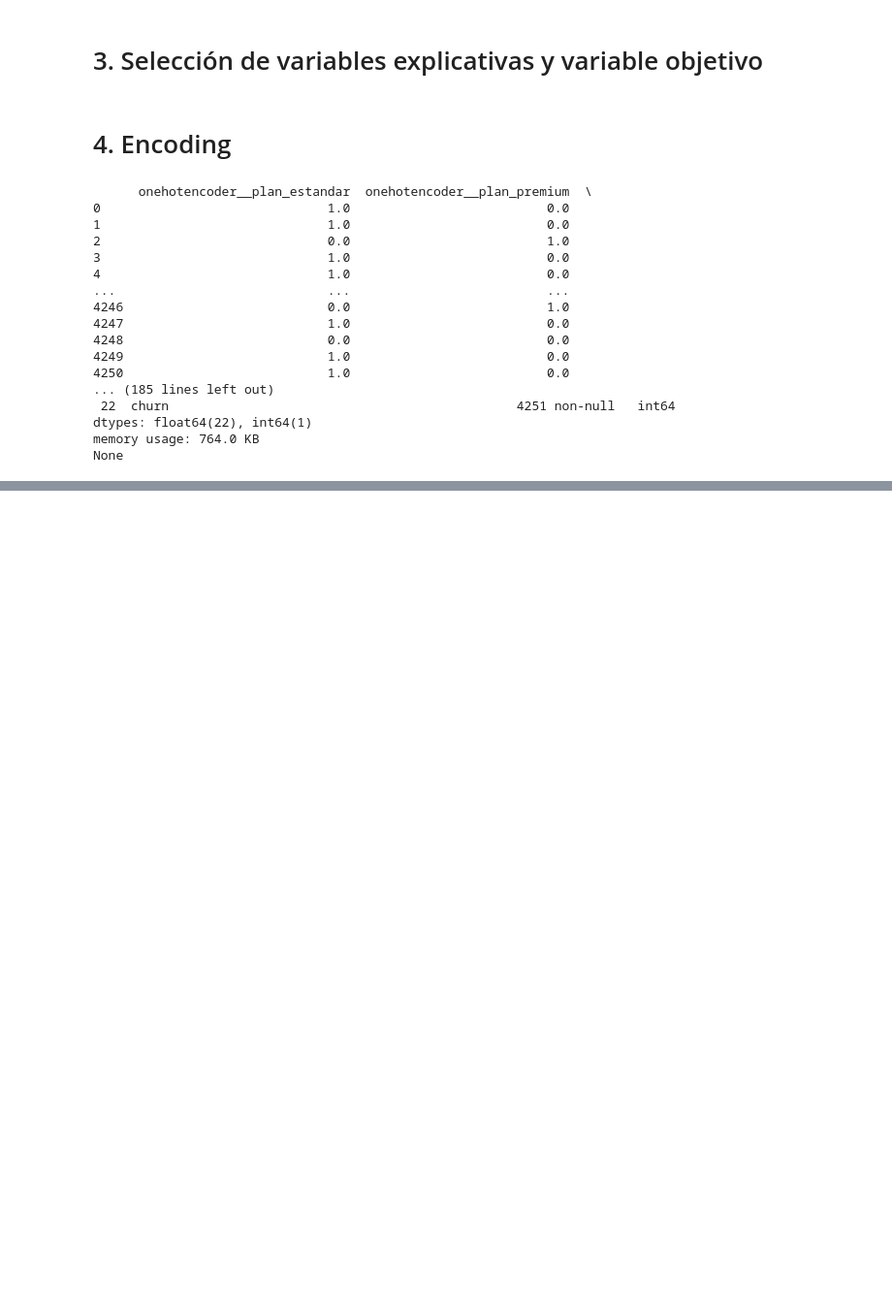
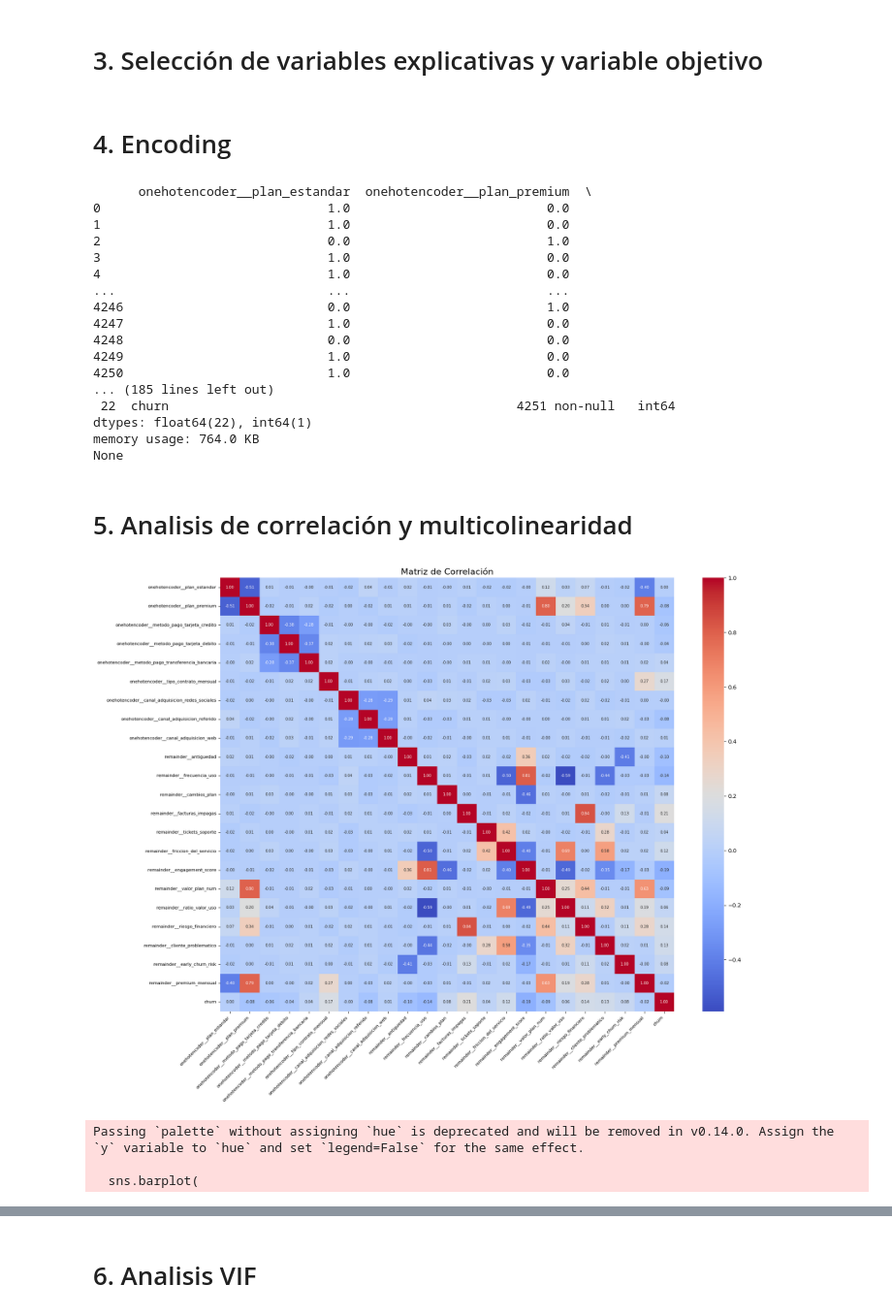
Before and after one commit to GuilleLondero/churn_insight_hackathon, a Jupyter notebook: data_science/notebooks/optimizacion_modelos.ipynb, the cells around one changed output, grey strips where cells are left out. Shown at 97% size. Saved outputs shown, nothing was run; the diff lists cells and outputs as text; code cells hidden in the pictures; blank space fills up the shorter version.

Commit message:
Analisis del VIF y multicolinearidad

```diff
--- a/data_science/notebooks/optimizacion_modelos.ipynb
+++ b/data_science/notebooks/optimizacion_modelos.ipynb
@@ -121,3 +121,45 @@ print(df_codificado.info())
 dtypes: float64(22), int64(1)
 memory usage: 764.0 KB
 None
+# %% [markdown]
+# 5. Analisis de correlación y multicolinearidad
+# %%
+# Analisis de correlación y multicolinearidad
+
+corr = df_codificado.corr().round(2)
+
+plt.figure(figsize=(18, 14))  # definimos el tamaño de figura
+sns.heatmap(corr,
+            annot=True,         # mostramos los valores de correlación dentro de cada celda
+            fmt=".2f",
+            cmap='coolwarm',    # paleta de colores
+            annot_kws={"size": 7})  # reducimos el tamaño del texto dentro de las celdas
+
+plt.xticks(rotation=45, ha='right', fontsize=8)  # rotamos y achicamos los ticks del eje x
+plt.yticks(fontsize=8)                           # tamaño de fuente de los ticks del eje y
+plt.title("Matriz de Correlación", fontsize=16)
+plt.tight_layout()
+plt.show()
+
+# Visualizando mejor las correlaciones con la variable Churn
+
+corr = corr.drop(index='churn').sort_values(by='churn', ascending=True)
+
+plt.figure(figsize=(10, 14))
+sns.barplot(
+    x='churn',
+    y=corr.index,
+    data=corr,
+    palette='coolwarm'
+)
+plt.title("Correlación de variables con Churn", fontsize=16)
+plt.xlabel("Coeficiente de correlación")
+plt.ylabel("Variables")
+plt.grid(axis='x')
+plt.tight_layout()
+plt.show()
+# %% [output]
+[figure, added]
+Passing `palette` without assigning `hue` is deprecated and will be removed in v0.14.0. Assign the `y` variable to `hue` and set `legend=False` for the same effect.
+
+  sns.barplot(
@@ -123,0 +167,2 @@ None
+# %% [markdown]
+# 6. Analisis VIF
```
Also changed, not shown: parts of 12 cells of this notebook.
